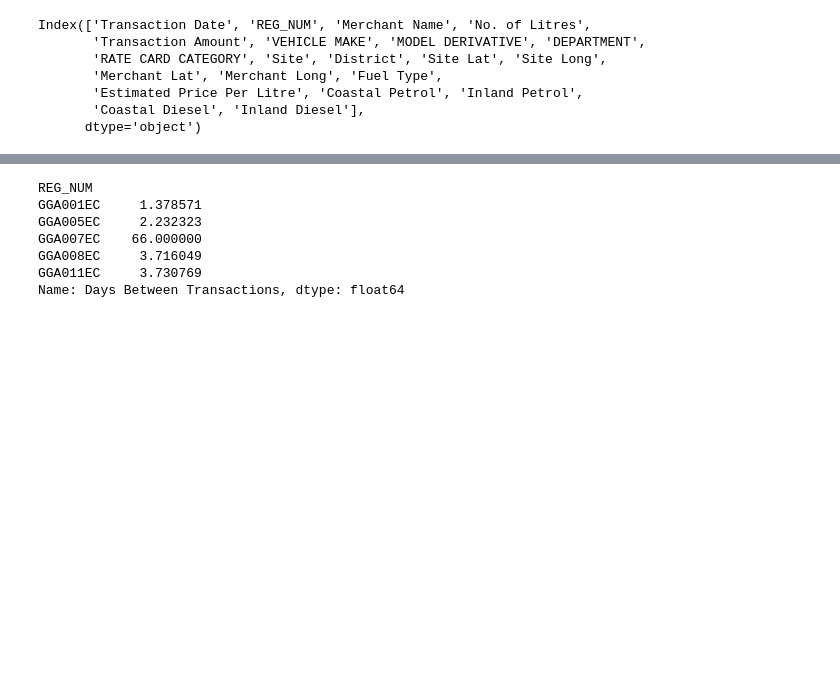
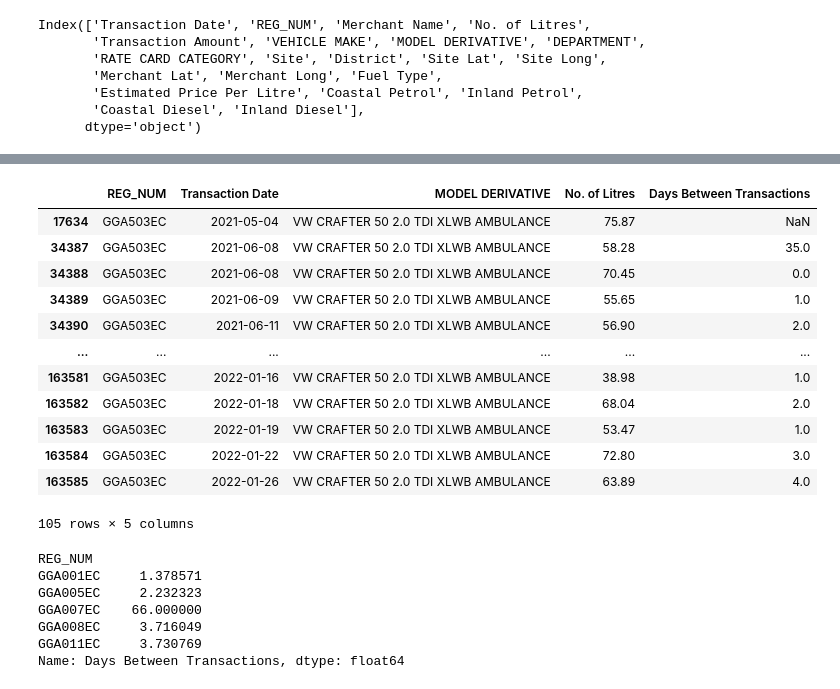
Before and after one commit to Jared-T/masters-dissertation, a Jupyter notebook: notebooks/Final_EDA.ipynb, the cells around one changed output, grey strips where cells are left out. Cells and saved outputs as stored; diff of their text form; code cells hidden in the pictures; blank space fills up the shorter version.

```diff
--- a/notebooks/Final_EDA.ipynb
+++ b/notebooks/Final_EDA.ipynb
@@ -45,3 +56,32 @@ trans_df['Days Between Transactions'] = trans_df.groupby('REG_NUM')['Transaction
+# %%
+import random
+# Select a random vehicle to check the days between transactions
+# Select a random vehicle
+random_vehicle = random.choice(trans_df['REG_NUM'].unique())
+
+# Filter the DataFrame for the selected vehicle
+selected_vehicle = trans_df[trans_df['REG_NUM'] == random_vehicle]
+
+# Check the days between transactions for the selected vehicle
+days_between_transactions = selected_vehicle[['REG_NUM', 'Transaction Date', 'MODEL DERIVATIVE',
+                                              'No. of Litres', 'Days Between Transactions']]
+
+# Print the result
+days_between_transactions
+# %% [output]
+|  | REG_NUM | Transaction Date | MODEL DERIVATIVE | No. of Litres | Days Between Transactions |
+| 17634 | GGA503EC | 2021-05-04 | VW CRAFTER 50 2.0 TDI XLWB AMBULANCE | 75.87 | NaN |
+| 34387 | GGA503EC | 2021-06-08 | VW CRAFTER 50 2.0 TDI XLWB AMBULANCE | 58.28 | 35.0 |
+| 34388 | GGA503EC | 2021-06-08 | VW CRAFTER 50 2.0 TDI XLWB AMBULANCE | 70.45 | 0.0 |
+| 34389 | GGA503EC | 2021-06-09 | VW CRAFTER 50 2.0 TDI XLWB AMBULANCE | 55.65 | 1.0 |
+| 34390 | GGA503EC | 2021-06-11 | VW CRAFTER 50 2.0 TDI XLWB AMBULANCE | 56.90 | 2.0 |
+| ... | ... | ... | ... | ... | ... |
+| 163581 | GGA503EC | 2022-01-16 | VW CRAFTER 50 2.0 TDI XLWB AMBULANCE | 38.98 | 1.0 |
+| 163582 | GGA503EC | 2022-01-18 | VW CRAFTER 50 2.0 TDI XLWB AMBULANCE | 68.04 | 2.0 |
+| 163583 | GGA503EC | 2022-01-19 | VW CRAFTER 50 2.0 TDI XLWB AMBULANCE | 53.47 | 1.0 |
+| 163584 | GGA503EC | 2022-01-22 | VW CRAFTER 50 2.0 TDI XLWB AMBULANCE | 72.80 | 3.0 |
+| 163585 | GGA503EC | 2022-01-26 | VW CRAFTER 50 2.0 TDI XLWB AMBULANCE | 63.89 | 4.0 |
+105 rows × 5 columns
 # %%
 # Get the average number of days between transactions for each vehicle and add it to the vehicle_df
 average_days_between_transactions = trans_df.groupby('REG_NUM')['Days Between Transactions'].mean()
```
Also changed, not shown: parts of 7 cells of this notebook, 5 other files.
